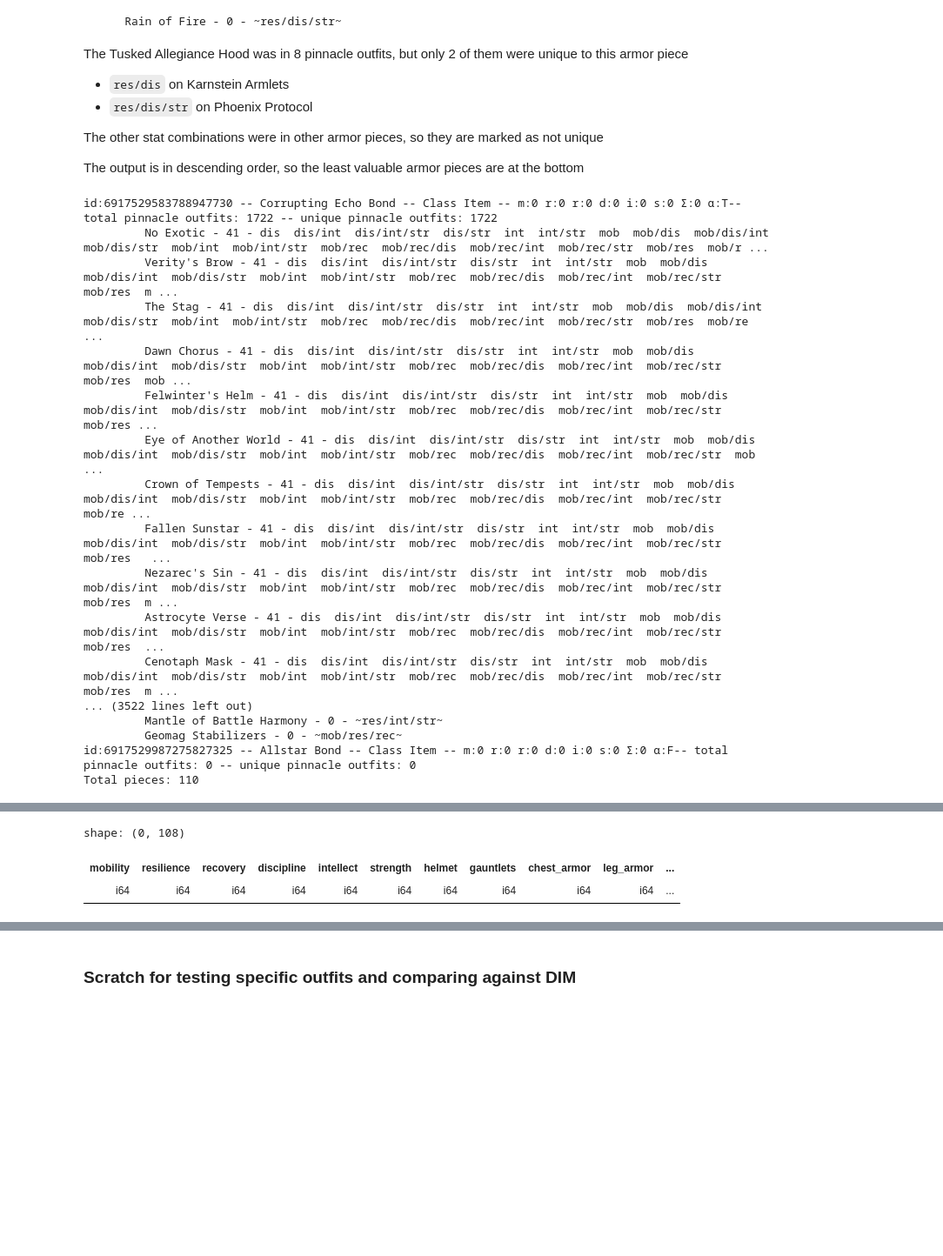
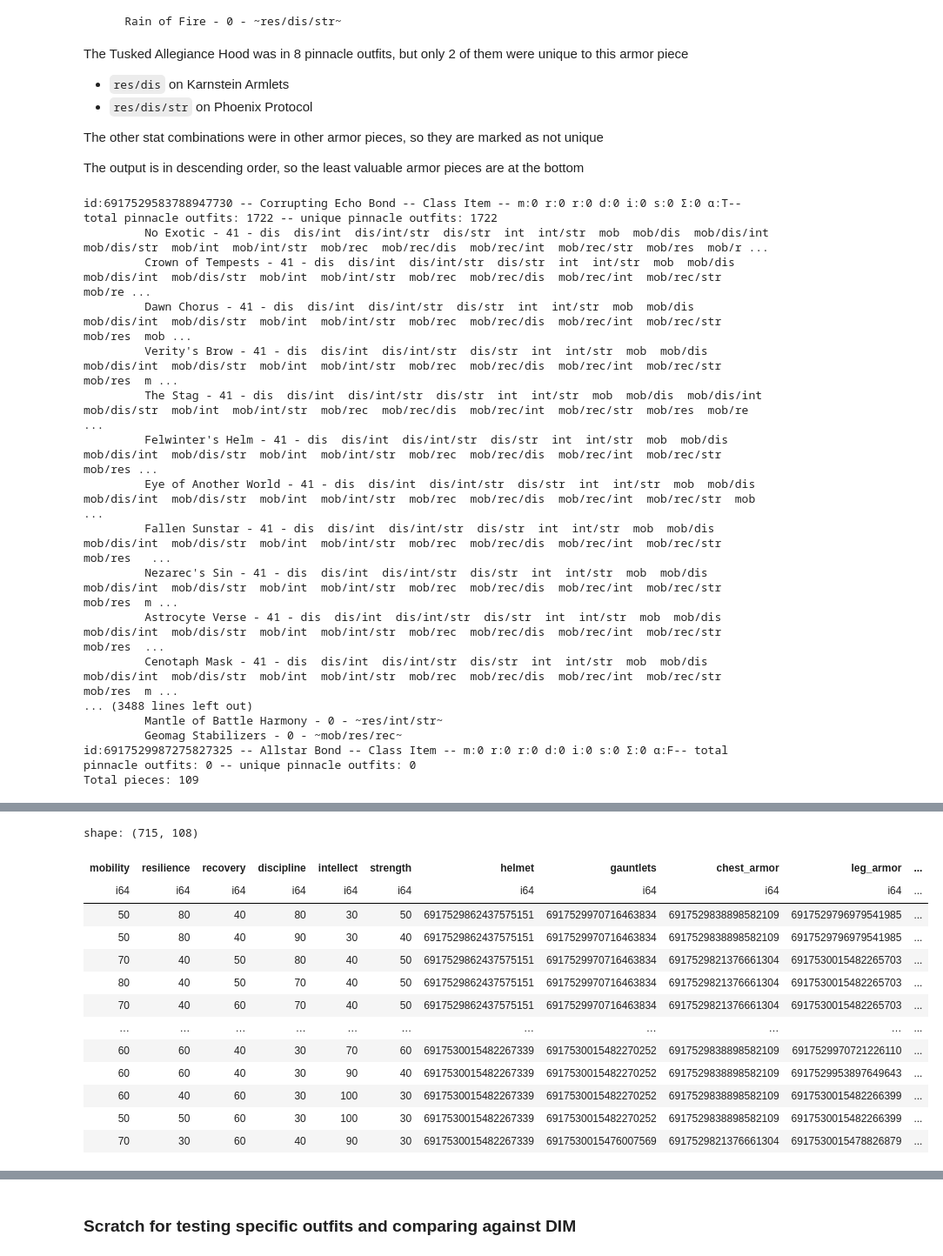
Before and after one commit to tednaleid/d2notebooks, a Jupyter notebook: d2armor.ipynb, the cells around one changed output, grey strips where cells are left out. Shown at 87% size. Cells and saved outputs as stored; diff of their text form; code cells hidden in the pictures; blank space fills up the shorter version.

```diff
--- a/d2armor.ipynb
+++ b/d2armor.ipynb
@@ -120,3 +0,0 @@ Membership ID: 4611686018436088066, Profile Type: 2
-# %%
-# retrieve the manifest and item/stat definitions that will be joined with profile data to determine what armor you have in your vault
-item_definitions, stat_definitions = api.get_static_definitions()
@@ -345,12 +247,12 @@ from collections import defaultdict
 exotic_combinations = defaultdict(set)
 
 # Define the attributes
-attributes = ['mob', 'res', 'rec', 'dis', 'int', 'str']
+attributes = ["mob", "res", "rec", "dis", "int", "str"]
 
 stat_column_combinations = list(itertools.combinations(range(6), 3))
 
 for outfit in pinnacle_outfits_df.iter_rows():
-    exotic_hash = outfit[11] # Get the exotic_hash for the outfit
+    exotic_hash = outfit[11]  # Get the exotic_hash for the outfit
 
     for perm in stat_column_combinations:
         # Calculate the sum of the attributes
@@ -369,13 +271,15 @@ if len(exotic_combinations.items()) == 0:
 else:
     for exotic_hash, combinations in exotic_combinations.items():
         if exotic_hash == ProfileOutfits.NO_EXOTIC_HASH:
-            print(f"No Exotic")
+            print("No Exotic")
         else:
             # iterate over the values in armor_dict to find the name of the exotic armor piece
             print(f"Exotic: {armor_hash_to_name[exotic_hash]} -- {exotic_hash}")
 
         # Sort the combinations alphabetically before printing
-        for combination in sorted(combinations, key=lambda x: [attributes[i] for i in x]):
+        for combination in sorted(
+            combinations, key=lambda x: [attributes[i] for i in x]
+        ):
             print([attributes[i] for i in combination])
 # %% [output]
 No Exotic
@@ -427,31 +331,36 @@ The output is in descending order, so the least valuable armor pieces are at the
 # %%
 from src import report
 import importlib
+
 importlib.reload(report)
-report.legendary_armor_to_pinnacle_outfits_report(d2_class, armor_dict, pinnacle_outfits_df)
+report.legendary_armor_to_pinnacle_outfits_report(
+    d2_class, armor_dict, pinnacle_outfits_df
+)
 # %% [output]
 id:6917529583788947730 -- Corrupting Echo Bond -- Class Item -- m:0 r:0 r:0 d:0 i:0 s:0 Σ:0 α:T-- total pinnacle outfits: 1722 -- unique pinnacle outfits: 1722
          No Exotic - 41 - dis  dis/int  dis/int/str  dis/str  int  int/str  mob  mob/dis  mob/dis/int  mob/dis/str  mob/int  mob/int/str  mob/rec  mob/rec/dis  mob/rec/int  mob/rec/str  mob/res  mob/r ...
+         Crown of Tempests - 41 - dis  dis/int  dis/int/str  dis/str  int  int/str  mob  mob/dis  mob/dis/int  mob/dis/str  mob/int  mob/int/str  mob/rec  mob/rec/dis  mob/rec/int  mob/rec/str  mob/re ...
+         Dawn Chorus - 41 - dis  dis/int  dis/int/str  dis/str  int  int/str  mob  mob/dis  mob/dis/int  mob/dis/str  mob/int  mob/int/str  mob/rec  mob/rec/dis  mob/rec/int  mob/rec/str  mob/res  mob ...
          Verity's Brow - 41 - dis  dis/int  dis/int/str  dis/str  int  int/str  mob  mob/dis  mob/dis/int  mob/dis/str  mob/int  mob/int/str  mob/rec  mob/rec/dis  mob/rec/int  mob/rec/str  mob/res  m ...
          The Stag - 41 - dis  dis/int  dis/int/str  dis/str  int  int/str  mob  mob/dis  mob/dis/int  mob/dis/str  mob/int  mob/int/str  mob/rec  mob/rec/dis  mob/rec/int  mob/rec/str  mob/res  mob/re ...
-         Dawn Chorus - 41 - dis  dis/int  dis/int/str  dis/str  int  int/str  mob  mob/dis  mob/dis/int  mob/dis/str  mob/int  mob/int/str  mob/rec  mob/rec/dis  mob/rec/int  mob/rec/str  mob/res  mob ...
          Felwinter's Helm - 41 - dis  dis/int  dis/int/str  dis/str  int  int/str  mob  mob/dis  mob/dis/int  mob/dis/str  mob/int  mob/int/str  mob/rec  mob/rec/dis  mob/rec/int  mob/rec/str  mob/res ...
          Eye of Another World - 41 - dis  dis/int  dis/int/str  dis/str  int  int/str  mob  mob/dis  mob/dis/int  mob/dis/str  mob/int  mob/int/str  mob/rec  mob/rec/dis  mob/rec/int  mob/rec/str  mob ...
-         Crown of Tempests - 41 - dis  dis/int  dis/int/str  dis/str  int  int/str  mob  mob/dis  mob/dis/int  mob/dis/str  mob/int  mob/int/str  mob/rec  mob/rec/dis  mob/rec/int  mob/rec/str  mob/re ...
          Fallen Sunstar - 41 - dis  dis/int  dis/int/str  dis/str  int  int/str  mob  mob/dis  mob/dis/int  mob/dis/str  mob/int  mob/int/str  mob/rec  mob/rec/dis  mob/rec/int  mob/rec/str  mob/res   ...
          Nezarec's Sin - 41 - dis  dis/int  dis/int/str  dis/str  int  int/str  mob  mob/dis  mob/dis/int  mob/dis/str  mob/int  mob/int/str  mob/rec  mob/rec/dis  mob/rec/int  mob/rec/str  mob/res  m ...
          Astrocyte Verse - 41 - dis  dis/int  dis/int/str  dis/str  int  int/str  mob  mob/dis  mob/dis/int  mob/dis/str  mob/int  mob/int/str  mob/rec  mob/rec/dis  mob/rec/int  mob/rec/str  mob/res  ...
          Cenotaph Mask - 41 - dis  dis/int  dis/int/str  dis/str  int  int/str  mob  mob/dis  mob/dis/int  mob/dis/str  mob/int  mob/int/str  mob/rec  mob/rec/dis  mob/rec/int  mob/rec/str  mob/res  m ...
-... (3522 lines left out)
+... (3488 lines left out)
          Mantle of Battle Harmony - 0 - ~res/int/str~
          Geomag Stabilizers - 0 - ~mob/res/rec~
 id:6917529987275827325 -- Allstar Bond -- Class Item -- m:0 r:0 r:0 d:0 i:0 s:0 Σ:0 α:F-- total pinnacle outfits: 0 -- unique pinnacle outfits: 0
-Total pieces: 110
+Total pieces: 109
 # %%
 # prints out exotic armor pieces and the stat combinations where this armor piece was in a pinnacle outfit
 # sorts by exotic name so you can compare the stat combinations for each exotic
 importlib.reload(report)
-report.exotic_armor_to_pinnacle_outfits_report(d2_class, armor_dict, pinnacle_outfits_df)
+report.exotic_armor_to_pinnacle_outfits_report(
+    d2_class, armor_dict, pinnacle_outfits_df
+)
 # %% [output]
 id:6917529945432039255 -- Aeon Soul -- Gauntlets -- m:7 r:26 r:3 d:12 i:14 s:7 Σ:69 α:F-- total pinnacle outfits: 26 -- unique pinnacle outfits: 18
          Aeon Soul - 18 - dis/int  int  int/str  mob/res  mob/res/dis  mob/res/int  mob/res/str  res  res/dis  res/dis/int  res/dis/str  res/int  res/int/str  res/rec  res/rec/int  res/rec/str  res/st ...
@@ -473,23 +382,38 @@ Total pieces: 60
 # %%
 import polars as pl
 from polars import col
+
 
 # if you want to find all the outfits for a specific armor piece
 def find_exotic_outfits_df(exotic_name, armor_dict, outfits_df):
     exotic_hash = ProfileOutfits.NO_EXOTIC_HASH
     for armor in armor_dict.values():
         if armor.item_name == exotic_name:
             exotic_hash = armor.item_hash
             break
 
-    return outfits_df.filter(col('exotic_hash') == exotic_hash)
+    return outfits_df.filter(col("exotic_hash") == exotic_hash)
 
-exotic_outfits_df = find_exotic_outfits_df("Lion Rampant", armor_dict, pinnacle_outfits_df)
+
+exotic_outfits_df = find_exotic_outfits_df(
+    "Starfire Protocol", armor_dict, pinnacle_outfits_df
+)
 
 exotic_outfits_df
 # %% [output]
-shape: (0, 108)
+shape: (715, 108)
 | mobility | resilience | recovery | discipline | intellect | strength | helmet | gauntlets | chest_armor | leg_armor | ... |
 | i64 | i64 | i64 | i64 | i64 | i64 | i64 | i64 | i64 | i64 | ... |
+| 50 | 80 | 40 | 80 | 30 | 50 | 6917529862437575151 | 6917529970716463834 | 6917529838898582109 | 6917529796979541985 | ... |
+| 50 | 80 | 40 | 90 | 30 | 40 | 6917529862437575151 | 6917529970716463834 | 6917529838898582109 | 6917529796979541985 | ... |
+| 70 | 40 | 50 | 80 | 40 | 50 | 6917529862437575151 | 6917529970716463834 | 6917529821376661304 | 6917530015482265703 | ... |
+| 80 | 40 | 50 | 70 | 40 | 50 | 6917529862437575151 | 6917529970716463834 | 6917529821376661304 | 6917530015482265703 | ... |
+| 70 | 40 | 60 | 70 | 40 | 50 | 6917529862437575151 | 6917529970716463834 | 6917529821376661304 | 6917530015482265703 | ... |
+| … | … | … | … | … | … | … | … | … | … | ... |
+| 60 | 60 | 40 | 30 | 70 | 60 | 6917530015482267339 | 6917530015482270252 | 6917529838898582109 | 6917529970721226110 | ... |
+| 60 | 60 | 40 | 30 | 90 | 40 | 6917530015482267339 | 6917530015482270252 | 6917529838898582109 | 6917529953897649643 | ... |
+| 60 | 40 | 60 | 30 | 100 | 30 | 6917530015482267339 | 6917530015482270252 | 6917529838898582109 | 6917530015482266399 | ... |
+| 50 | 50 | 60 | 30 | 100 | 30 | 6917530015482267339 | 6917530015482270252 | 6917529838898582109 | 6917530015482266399 | ... |
+| 70 | 30 | 60 | 40 | 90 | 30 | 6917530015482267339 | 6917530015476007569 | 6917529821376661304 | 6917530015478826879 | ... |
 # %%
 # find a particular exotic armor piece and stat combo you're interested in
```
Also changed, not shown: parts of 25 cells of this notebook, 2 other files.
